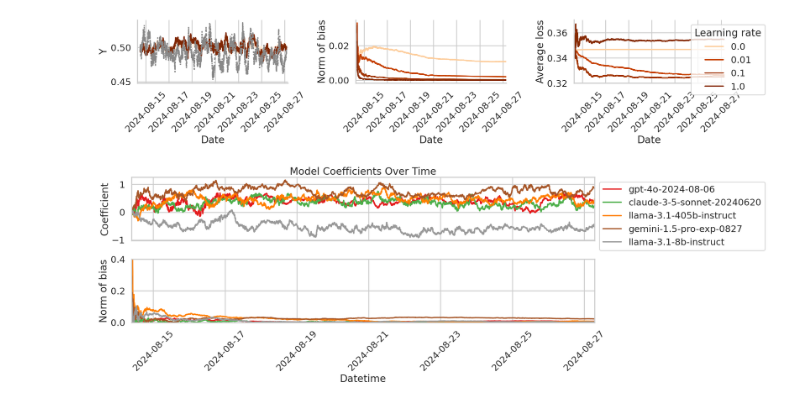
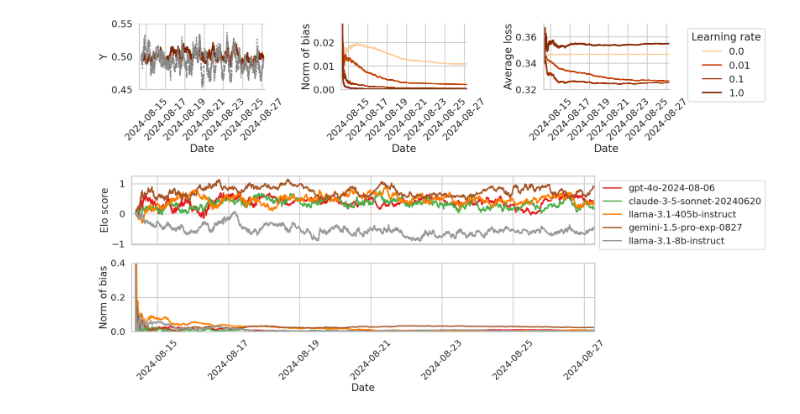
Before and after one commit to aangelopoulos/gradient-equilibrium, a Jupyter notebook: arena/online_elo.ipynb, the cells around one changed output. Cells and saved outputs as stored; diff of their text form; code cells hidden in the pictures.

Commit message:
[plots]

```diff
--- a/arena/online_elo.ipynb
+++ b/arena/online_elo.ipynb
@@ -113,6 +113,9 @@ df = pd.concat(df_list, ignore_index=True)
 df['norm of avg grad'] = df['average gradient'].apply(np.linalg.norm, ord=np.inf)
 df.to_pickle('.cache/' + experiment_name + '/' + "0" + '.pkl')
 # %%
+# Read data
+df = pd.read_pickle('.cache/' + experiment_name + '/' + "0" + '.pkl')
+
 # Add burnin variable
 burnin = 50  # Adjust this value as needed
 
@@ -166,36 +169,39 @@ _lp.get_legend().remove()
 
 # Next, plot the average gradient over time
 _lp = sns.lineplot(ax=axs[1], data=df_plot, x="datetime", y="norm of avg grad", hue="lr", palette=hues, estimator=None, n_boot=0)
 _lp.get_legend().remove()
 axs[1].set_ylabel("Norm of bias")
 
 # Next, plot the average loss over time
 _lp = sns.lineplot(ax=axs[2], data=df_plot, x="datetime", y="average loss", hue="lr", palette=hues, estimator=None, n_boot=0)
 _lp.get_legend().set_loc('upper right')
 axs[2].set_ylabel("Average loss")
-axs[2].legend(loc="upper right", bbox_to_anchor=(1.7,1), title='Learning rate')
+axs[2].legend(loc="upper right", bbox_to_anchor=(1.8,1), title='Learning rate')
 
 for tick in axs[0].get_xticklabels() + axs[1].get_xticklabels() + axs[2].get_xticklabels():
     tick.set_rotation(45)  # adjust the rotation angle as needed
 
 sns.despine(top=True, right=True)
 
 for ax in axs:
     ax.set_xlabel("Date")
 
 ylims_avg_grad_1 = axs[1].get_ylim()
 axs[2].set_ylim([0.32, 0.37])
 
 axs[0].set_xlim([df_plot.datetime.min(), df_plot.datetime.max()])
+axs[0].set_ylim([0.45,0.55])
 axs[1].set_xlim([df_plot.datetime.min()+timedelta(hours=-3), df_plot.datetime.max()])
+axs[1].set_ylim([0,0.028])
 axs[2].set_xlim([df_plot.datetime.min()+timedelta(hours=-3), df_plot.datetime.max()])
+axs[2].set_ylim([0.32, 0.37])
 
 plt.tight_layout()
 
-plt.savefig('./plots/' + experiment_name + "/" + "series_with_burnin.pdf")
+plt.savefig('./plots/' + experiment_name + "/" + "series_with_burnin.pdf", bbox_inches="tight")
 plt.show()
 # %% [output]
-[figure, old version]
+[figure, new version]
 # %%
 models_to_plot = [
     'gpt-4o-2024-08-06',
@@ -204,7 +210,6 @@ models_to_plot = [
      'gemini-1.5-pro-exp-0827',
      'llama-3.1-8b-instruct'
 ]
-
 
 # Filter for lr=0.1
 df_filtered = df[df.lr == 0.1]
@@ -232,8 +237,7 @@ for i, model_idx in enumerate(idxs_to_plot):
     for tick in plt.gca().get_xticklabels():
         tick.set_rotation(45)  # adjust the rotation angle as needed
 
-axs[0].set_ylabel('Coefficient')
-axs[0].set_title('Model Coefficients Over Time')
+axs[0].set_ylabel('Elo score')
 axs[0].set_xlabel('')
 axs[0].legend(bbox_to_anchor=(1., 1), loc='upper left')
 axs[0].set_xlim([df_filtered.datetime.min(), df_filtered.datetime.max()])
@@ -252,12 +256,11 @@ for i, model_idx in enumerate(idxs_to_plot):
         tick.set_rotation(45)  # adjust the rotation angle as needed
 
 axs[1].set_ylabel('Norm of bias')
-axs[1].set_xlabel('Datetime')
+axs[1].set_xlabel('Date')
 axs[1].set_ylim([0,0.4])
 
 axs[0].set_xlim([df_plot.datetime.min(), df_plot.datetime.max()])
 axs[1].set_xlim([df_plot.datetime.min()+timedelta(hours=-3), df_plot.datetime.max()])
-axs[2].set_xlim([df_plot.datetime.min()+timedelta(hours=-3), df_plot.datetime.max()])
 
 plt.tight_layout()
 
@@ -265,4 +268,4 @@ plt.tight_layout()
 plt.savefig('./plots/' + experiment_name + "/" + "elos.pdf", bbox_inches="tight")
 plt.show()
 # %% [output]
-[figure, old version]
+[figure, new version]
```
Also changed, not shown: 13 other files.
